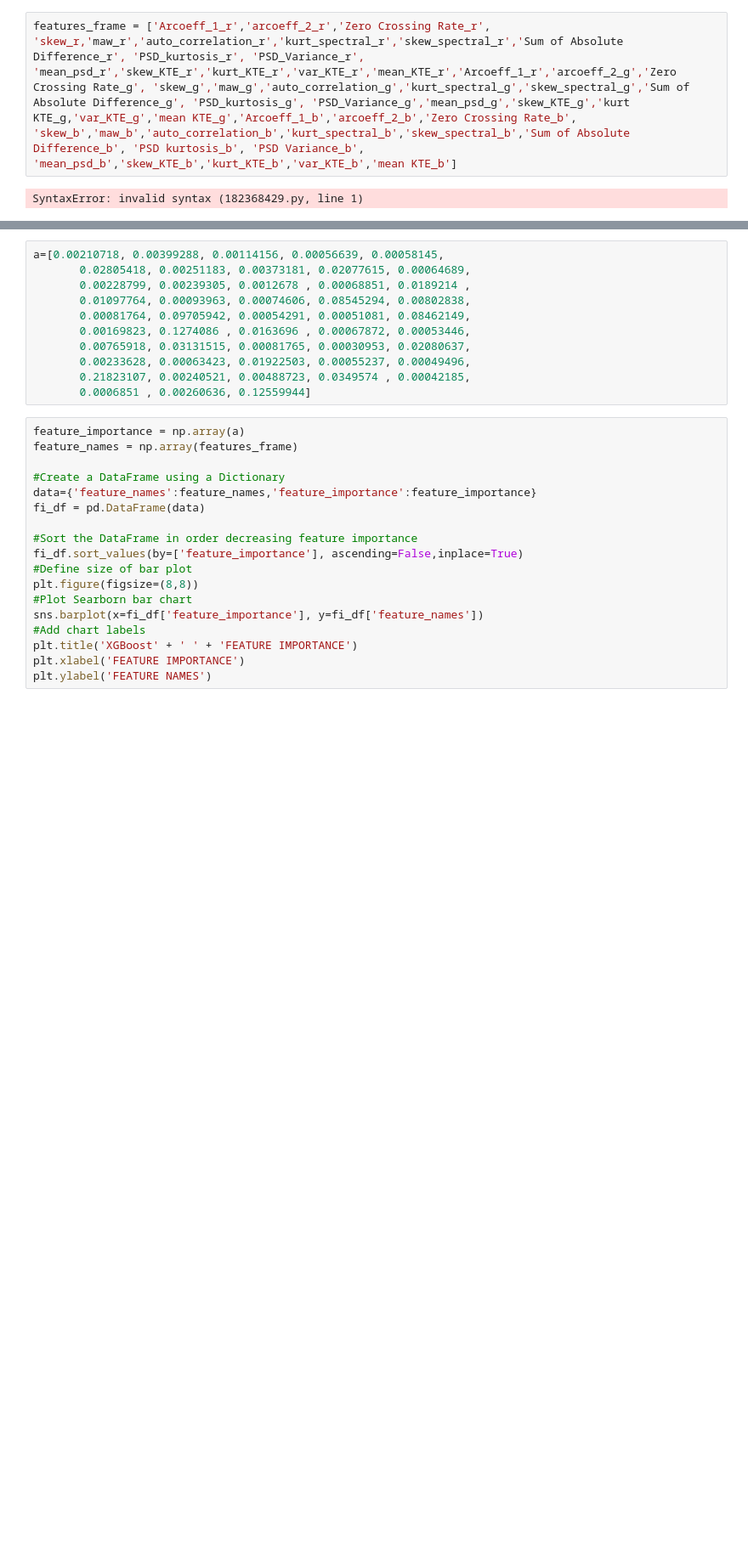
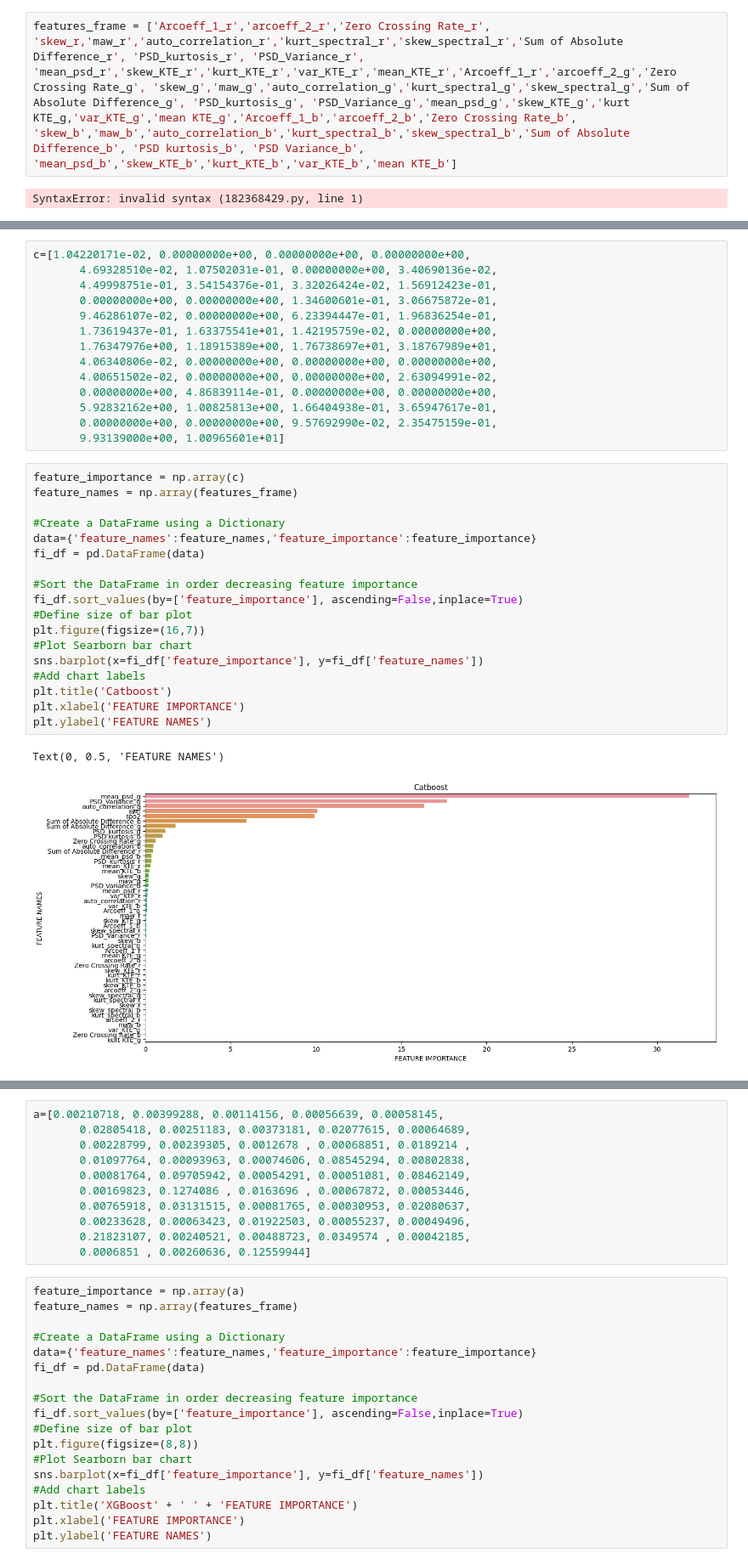
Before and after one commit to shamasatter/Estimating-HbA1c-from-PPG-using-ML, a Jupyter notebook: AC_DC_plot.ipynb, the cells around one changed output, grey strips where cells are left out. Shown at 85% size. Saved outputs shown, nothing was run; the diff lists cells and outputs as text; blank space fills up the shorter version.

```diff
--- a/AC_DC_plot.ipynb
+++ b/AC_DC_plot.ipynb
@@ -1160,0 +1185,35 @@ b= [ 185,  247,  195,  398,  349,  369,  319,  389,  334,  305,  270,
+# %%
+c=[1.04220171e-02, 0.00000000e+00, 0.00000000e+00, 0.00000000e+00,
+       4.69328510e-02, 1.07502031e-01, 0.00000000e+00, 3.40690136e-02,
+       4.49998751e-01, 3.54154376e-01, 3.32026424e-02, 1.56912423e-01,
+       0.00000000e+00, 0.00000000e+00, 1.34600601e-01, 3.06675872e-01,
+       9.46286107e-02, 0.00000000e+00, 6.23394447e-01, 1.96836254e-01,
+       1.73619437e-01, 1.63375541e+01, 1.42195759e-02, 0.00000000e+00,
+       1.76347976e+00, 1.18915389e+00, 1.76738697e+01, 3.18767989e+01,
+       4.06340806e-02, 0.00000000e+00, 0.00000000e+00, 0.00000000e+00,
+       4.00651502e-02, 0.00000000e+00, 0.00000000e+00, 2.63094991e-02,
+       0.00000000e+00, 4.86839114e-01, 0.00000000e+00, 0.00000000e+00,
+       5.92832162e+00, 1.00825813e+00, 1.66404938e-01, 3.65947617e-01,
+       0.00000000e+00, 0.00000000e+00, 9.57692990e-02, 2.35475159e-01,
+       9.93139000e+00, 1.00965601e+01]
+# %%
+feature_importance = np.array(c)
+feature_names = np.array(features_frame)
+
+#Create a DataFrame using a Dictionary
+data={'feature_names':feature_names,'feature_importance':feature_importance}
+fi_df = pd.DataFrame(data)
+
+#Sort the DataFrame in order decreasing feature importance
+fi_df.sort_values(by=['feature_importance'], ascending=False,inplace=True)
+#Define size of bar plot
+plt.figure(figsize=(16,7))
+#Plot Searborn bar chart
+sns.barplot(x=fi_df['feature_importance'], y=fi_df['feature_names'])
+#Add chart labels
+plt.title('Catboost')
+plt.xlabel('FEATURE IMPORTANCE')
+plt.ylabel('FEATURE NAMES')
+# %% [output]
+Text(0, 0.5, 'FEATURE NAMES')
+[figure, added]
```
Also changed, not shown: parts of 10 cells of this notebook, 8 other files.
